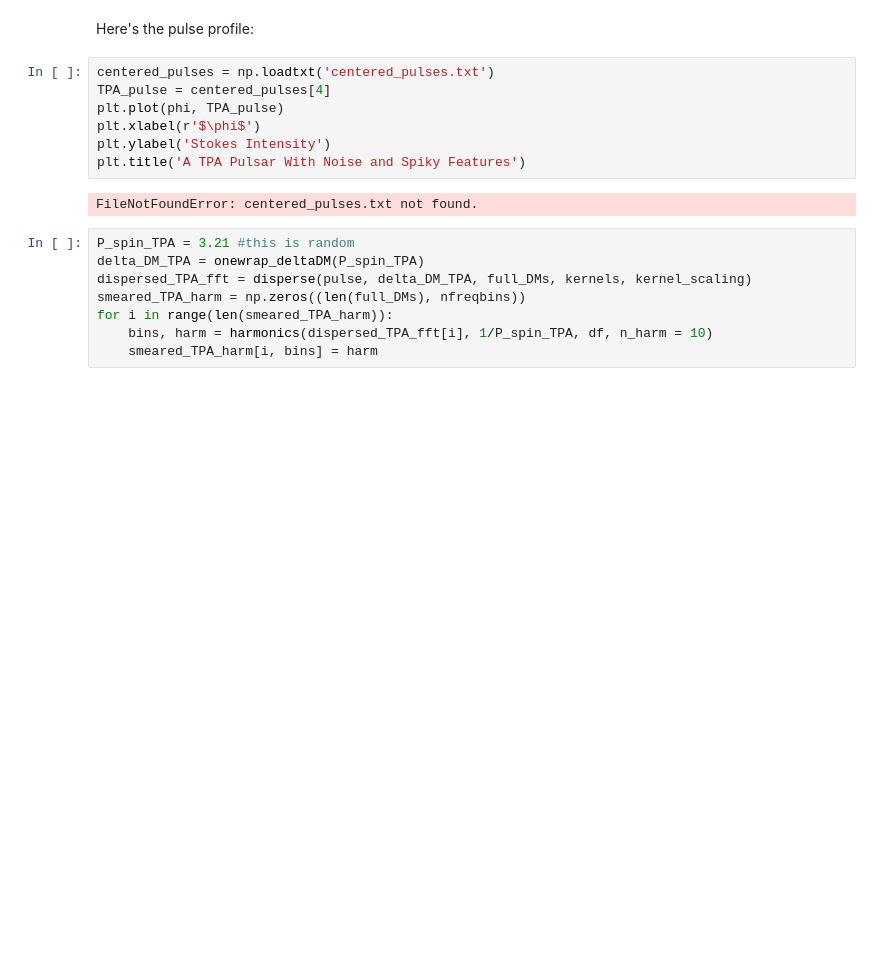
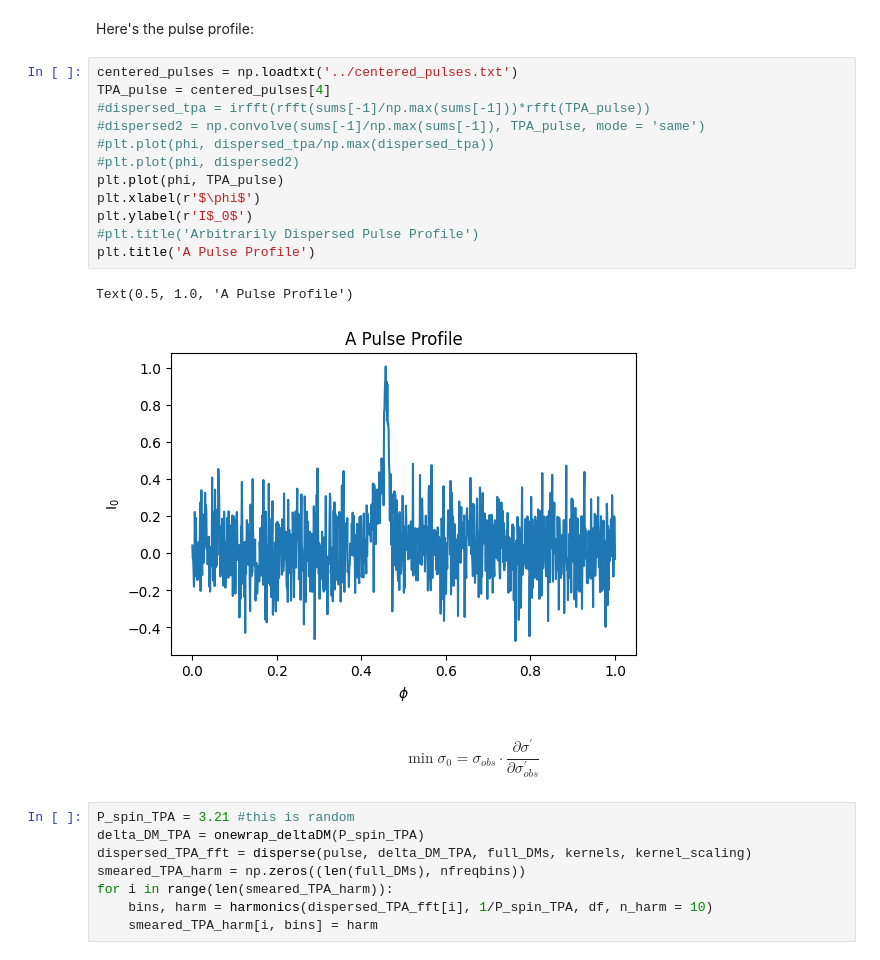
Before and after one commit to reyniersquillace/RadioTime, a Jupyter notebook: Kernel_Dedispersion/Kernel Dedispersion.ipynb, the cells around one changed output. Saved outputs shown, nothing was run; the diff lists cells and outputs as text; blank space fills up the shorter version.

```diff
--- a/Kernel_Dedispersion/Kernel Dedispersion.ipynb
+++ b/Kernel_Dedispersion/Kernel Dedispersion.ipynb
@@ -241,15 +254,23 @@ Text(0.02, 0.5, 'DM$_{trial}$')
 Now let's take a look at a real pulsar from the Thousand Pulsar Array project on MeerKAT (Posselt, et al (2023). The Thousand Pulsar Array program on MeerKAT – IX. The time-averaged properties of the observed pulsar population. Monthly Notices of the Royal Astronomical Society, 520(3), 4582–4600. https://doi.org/10.1093/mnras/stac3383).
 # %% [markdown]
 Here's the pulse profile:
-# %%
-centered_pulses = np.loadtxt('centered_pulses.txt')
-TPA_pulse = centered_pulses[4]
-plt.plot(phi, TPA_pulse)
-plt.xlabel(r'$\phi$')
-plt.ylabel('Stokes Intensity')
-plt.title('A TPA Pulsar With Noise and Spiky Features')
-# %% [output]
-FileNotFoundError: centered_pulses.txt not found.
+# %%
+centered_pulses = np.loadtxt('../centered_pulses.txt')
+TPA_pulse = centered_pulses[4]
+#dispersed_tpa = irfft(rfft(sums[-1]/np.max(sums[-1]))*rfft(TPA_pulse))
+#dispersed2 = np.convolve(sums[-1]/np.max(sums[-1]), TPA_pulse, mode = 'same')
+#plt.plot(phi, dispersed_tpa/np.max(dispersed_tpa))
+#plt.plot(phi, dispersed2)
+plt.plot(phi, TPA_pulse)
+plt.xlabel(r'$\phi$')
+plt.ylabel(r'I$_0$')
+#plt.title('Arbitrarily Dispersed Pulse Profile')
+plt.title('A Pulse Profile')
+# %% [output]
+Text(0.5, 1.0, 'A Pulse Profile')
+[figure, added]
+# %% [markdown]
+$$\min{\sigma_0} = \sigma_{obs} \cdot \frac{\partial{\sigma^{\prime}}}{\partial{\sigma_{obs}^{\prime}}}$$
 # %%
 P_spin_TPA = 3.21 #this is random
 delta_DM_TPA = onewrap_deltaDM(P_spin_TPA)
```
Also changed, not shown: parts of 5 cells of this notebook, 1 other file.
